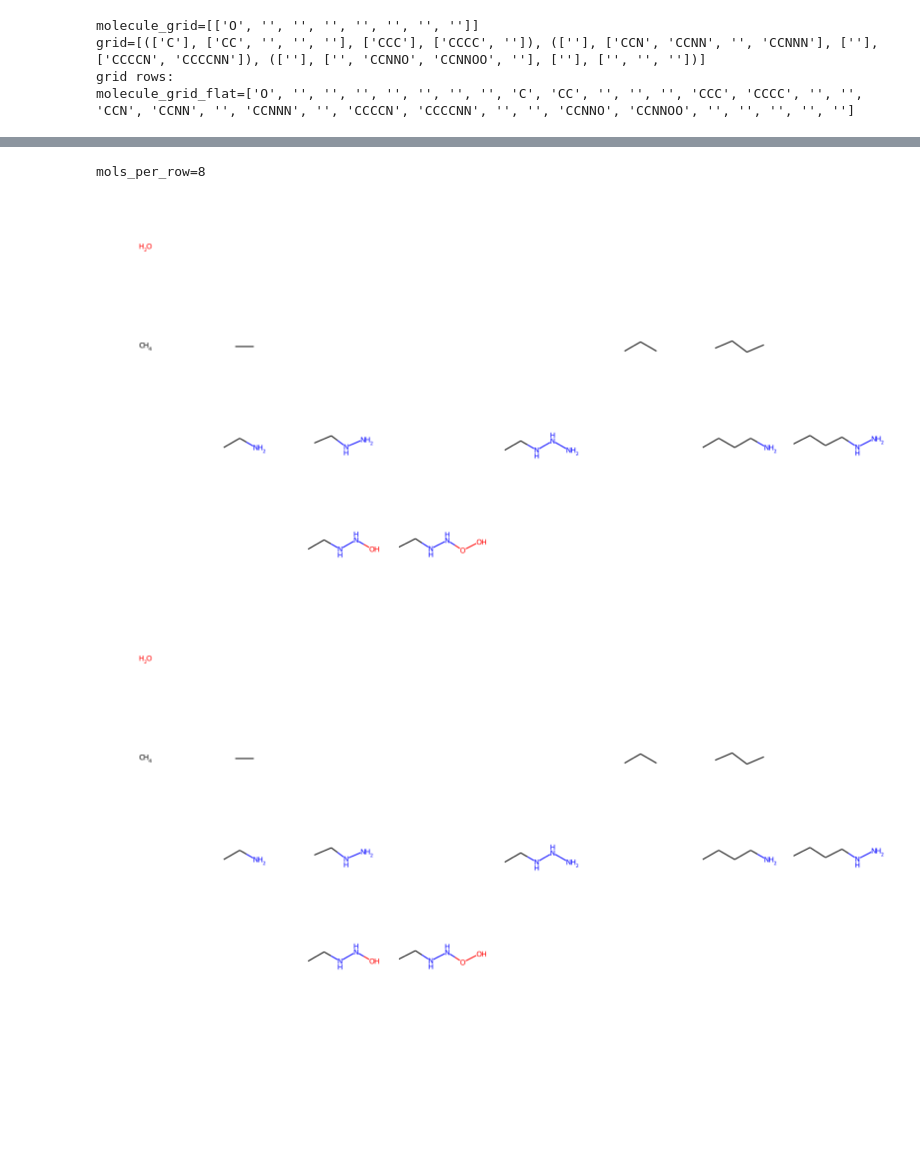
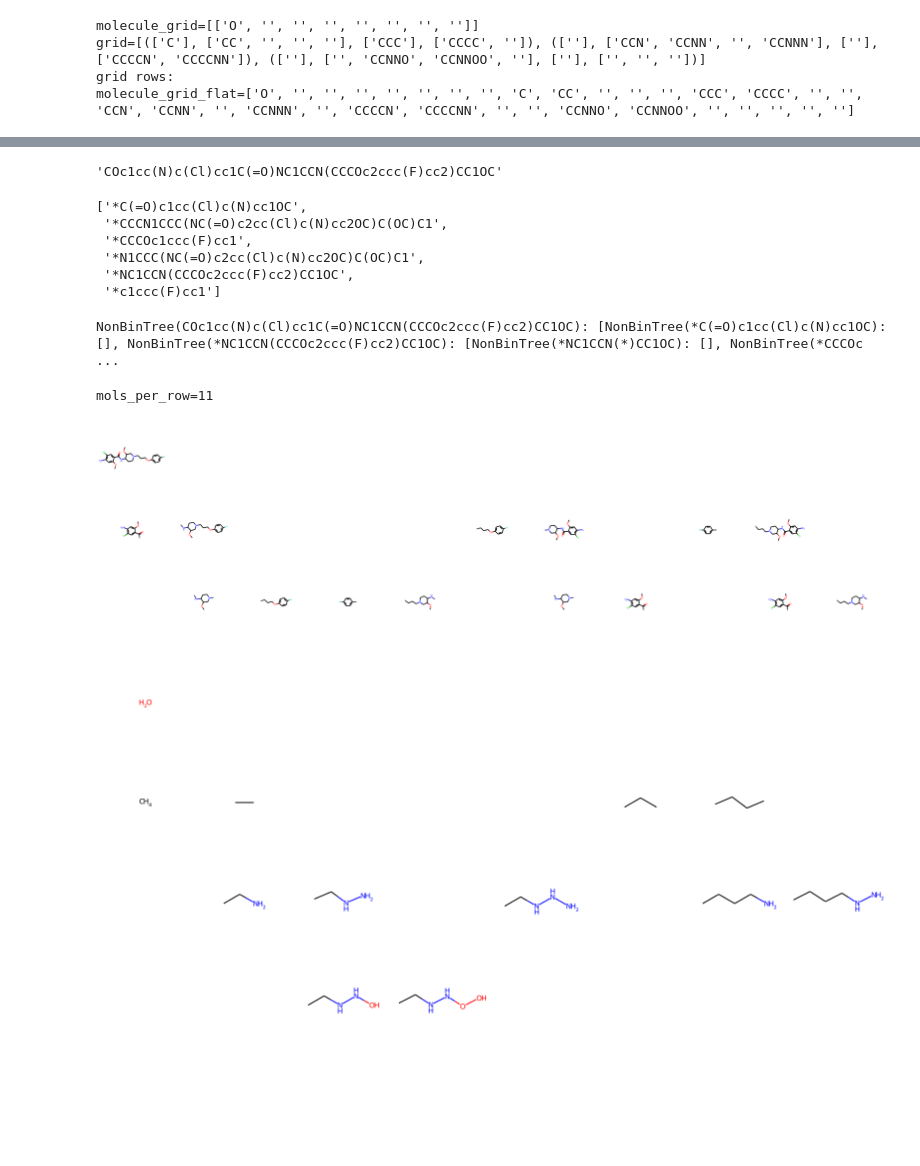
Before and after one commit to bertiewooster/RDKit-playing, a Jupyter notebook: recap.ipynb, the cells around one changed output, grey strips where cells are left out. Saved outputs shown, nothing was run; the diff lists cells and outputs as text; code cells hidden in the pictures; blank space fills up the shorter version.

Commit message:
End-to-end example works for cisapride

```diff
--- a/recap.ipynb
+++ b/recap.ipynb
@@ -39,3 +39,6 @@ molecule_grid=[['O', '', '', '', '', '', '', '']]
 grid=[(['C'], ['CC', '', '', ''], ['CCC'], ['CCCC', '']), ([''], ['CCN', 'CCNN', '', 'CCNNN'], [''], ['CCCCN', 'CCCCNN']), ([''], ['', 'CCNNO', 'CCNNOO', ''], [''], ['', '', ''])]
 grid rows:
 molecule_grid_flat=['O', '', '', '', '', '', '', '', 'C', 'CC', '', '', '', 'CCC', 'CCCC', '', '', 'CCN', 'CCNN', '', 'CCNNN', '', 'CCCCN', 'CCCCNN', '', '', 'CCNNO', 'CCNNOO', '', '', '', '', '']
+# %%
+cisapride = Chem.MolFromSmiles("Clc1cc(c(OC)cc1N)C(=O)NC3CCN(CCCOc2ccc(F)cc2)CC3OC")
+Draw.MolToImage(cisapride)
@@ -42,3 +47,45 @@ molecule_grid_flat=['O', '', '', '', '', '', '', '', 'C', 'CC', '', '', '', 'CCC
+# %%
+hierarch = Recap.RecapDecompose(cisapride)
+hierarch.smiles
+# %% [output]
+'COc1cc(N)c(Cl)cc1C(=O)NC1CCN(CCCOc2ccc(F)cc2)CC1OC'
+# %%
+ks = hierarch.children.keys()
+ks = sorted(ks)
+ks
+# %% [output]
+['*C(=O)c1cc(Cl)c(N)cc1OC',
+ '*CCCN1CCC(NC(=O)c2cc(Cl)c(N)cc2OC)C(OC)C1',
+ '*CCCOc1ccc(F)cc1',
+ '*N1CCC(NC(=O)c2cc(Cl)c(N)cc2OC)C(OC)C1',
+ '*NC1CCN(CCCOc2ccc(F)cc2)CC1OC',
+ '*c1ccc(F)cc1']
+# %%
+def get_children(base_node: Chem.Recap.RecapHierarchyNode, root:NonBinTree = None): #, level, cols=0):
+    # root = NonBinTree("base_node")
+    for smiles, node in base_node.children.items():
+        added_tree_node = root.add_node(smiles)
+        # spaces = " " * level
+        # print(f"{spaces}{smiles=}")
+        children = node.children.keys()
+        children = sorted(children)
+        if len(children) > 0:
+            # get_children(node, root)
+            get_children(node, added_tree_node)
+            # print(f"{children=}")
+        # else:
+        #     cols += 1
+        #     print(f"{cols=}")
+            # return cols
+    return root
+
+root = NonBinTree(hierarch.smiles)
+
+molecule_tree = get_children(hierarch, root)
+print(molecule_tree)
+# print(f"{cols=}")
+# %% [output]
+NonBinTree(COc1cc(N)c(Cl)cc1C(=O)NC1CCN(CCCOc2ccc(F)cc2)CC1OC): [NonBinTree(*C(=O)c1cc(Cl)c(N)cc1OC): [], NonBinTree(*NC1CCN(CCCOc2ccc(F)cc2)CC1OC): [NonBinTree(*NC1CCN(*)CC1OC): [], NonBinTree(*CCCOc ...
 # %%
 def concat(grid1, grid2):
     if grid1 == [[]]:
@@ -100,47 +147,49 @@ class NonBinTree:
             for node_counter, node in enumerate(self.nodes):
                 node_grid = node.get_grid()
 
                 if self.val == "Fe":
                     ...
                 # Add spacer rows if needed
                 node_grid_rows = len(node_grid)
                 rows_padding = self_rows - node_grid_rows - 1
                 for padding in range(rows_padding):
                     node_grid += [[""] * len(node_grid[0])]
 
                 nodes_grid = concat(nodes_grid, node_grid)
 
             grid += nodes_grid
 
         return grid
 
 
 nested = [
     ((["CCN"], ["CCNN", ""]), ["CCNNN"]),
     (([""], [(["CCNNO"], ["CCNNOO"])]), [""]),
 ]
 
-root = NonBinTree("O")
-f1 = root.add_node("C")
-f2 = root.add_node("CC")
-f21 = f2.add_node("CCN")
-f22 = f2.add_node("CCNN")
-f221 = f22.add_node("CCNNO")
-f222 = f22.add_node("CCNNOO")
-f23 = f2.add_node("CCNNN")
-f3 = root.add_node("CCC")
-f4 = root.add_node("CCCC")
-f41 = f4.add_node("CCCCN")
-f42 = f4.add_node("CCCCNN")
+# root = NonBinTree("O")
+# f1 = root.add_node("C")
+# f2 = root.add_node("CC")
+# f21 = f2.add_node("CCN")
+# f22 = f2.add_node("CCNN")
+# f221 = f22.add_node("CCNNO")
+# f222 = f22.add_node("CCNNOO")
+# f23 = f2.add_node("CCNNN")
+# f3 = root.add_node("CCC")
+# f4 = root.add_node("CCCC")
+# f41 = f4.add_node("CCCCN")
+# f42 = f4.add_node("CCCCNN")
+
+recap_2D = molecule_tree.get_grid()
 
 recap_2D = root.get_grid()
 mols_per_row = len(recap_2D[0])
 print(f"{mols_per_row=}")
 recap_plot = [item for sublist in recap_2D for item in sublist]
 Draw.MolsToGridImage([Chem.MolFromSmiles(smile) for smile in recap_plot], molsPerRow=mols_per_row)
 # %% [output]
-mols_per_row=8
+mols_per_row=11
-[figure, old version]
+[figure, new version]
 # %%
 Draw.MolsToGridImage([Chem.MolFromSmiles(smile) for smile in molecule_grid_flat], molsPerRow=8)
 # %% [output]
```
Also changed, not shown: parts of 1 cell of this notebook, 1 other file.
